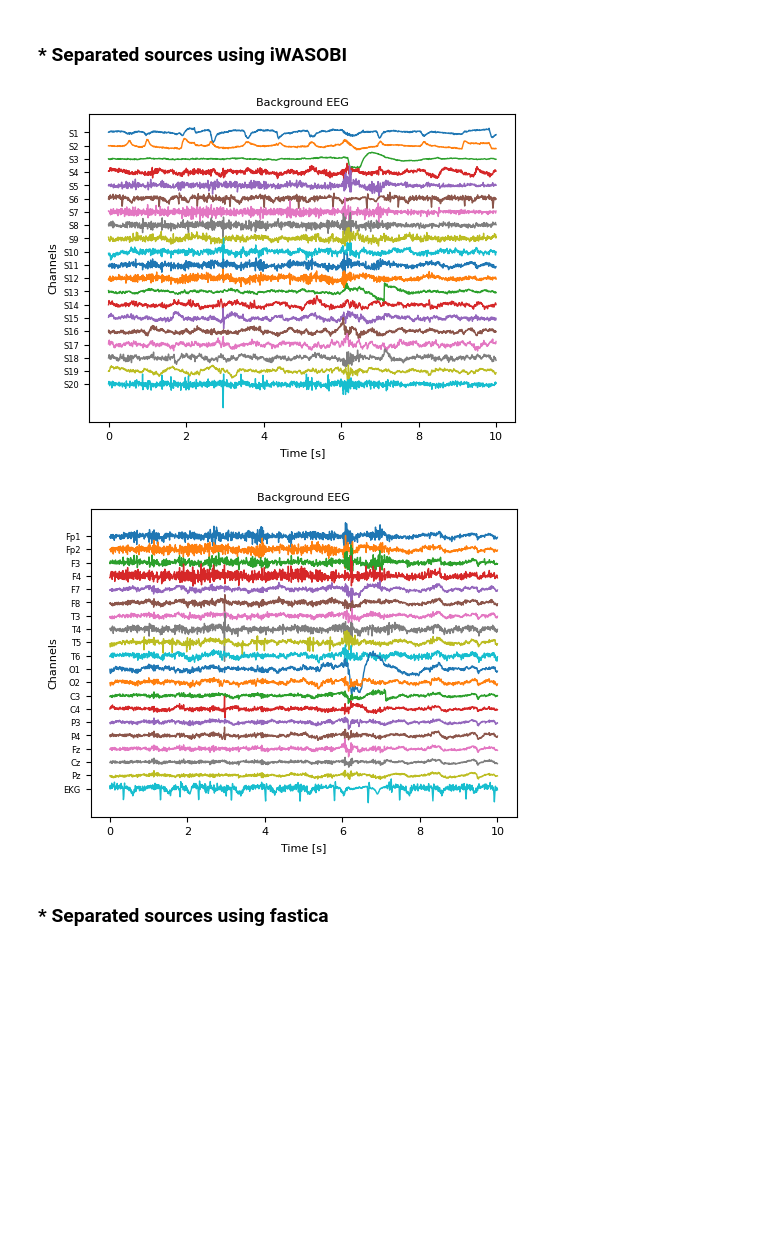
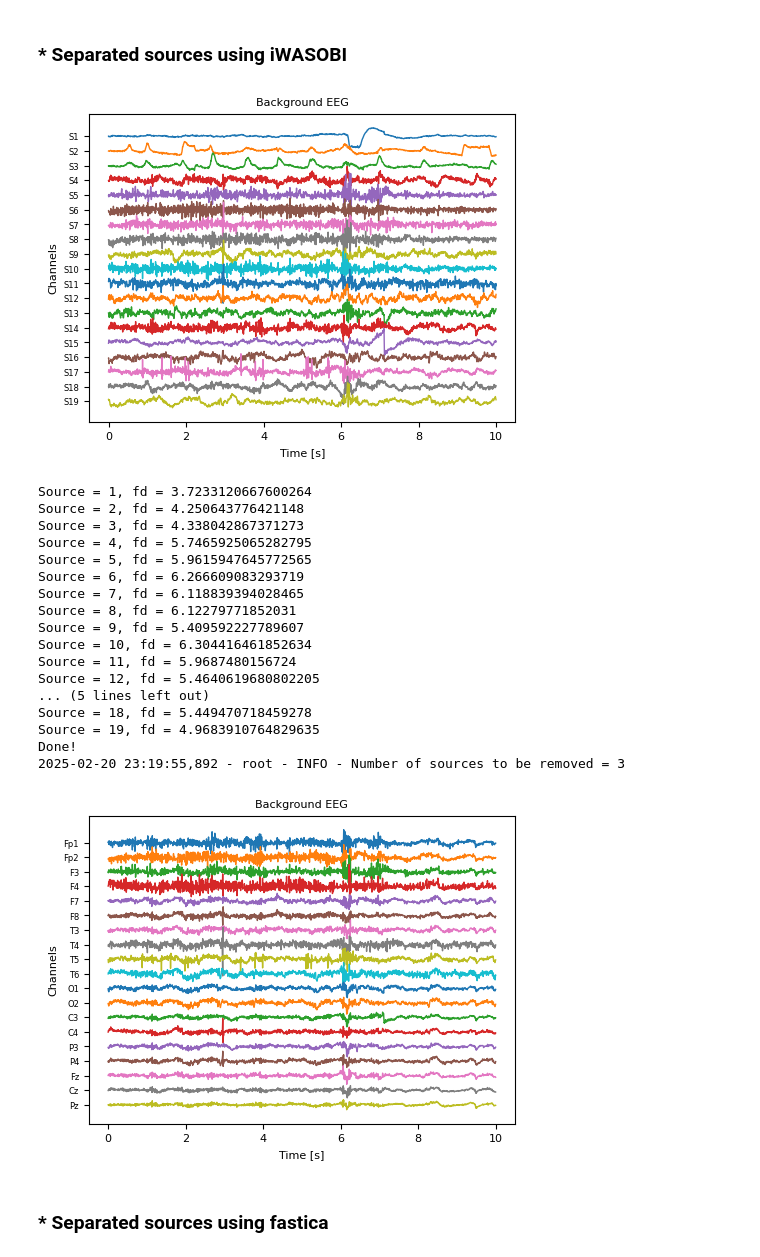
Before and after one commit to lasaid-udg/DCEC_SESH_seizure_biomarkers, a Jupyter notebook: notebooks/EEG_analysis_Siena.ipynb, the cells around one changed output. Cells and saved outputs as stored; diff of their text form; code cells hidden in the pictures; blank space fills up the shorter version.

Commit message:
Update jupyter notebooks for raw data

```diff
--- a/notebooks/EEG_analysis_Siena.ipynb
+++ b/notebooks/EEG_analysis_Siena.ipynb
@@ -20,7 +18,7 @@ This warnings indicates broken support for the dtype!
 # %%
 PATIENT = "PN00"
 FILENAME = "PN00-1.edf"
-PERIOD = [11, 21]
+PERIOD = [0, 10]
 
 ###########################################################
 metadata = MetadataListSiena()
@@ -42,6 +40,8 @@ plot_eeg_windows(processor._data, current_metadata, processor.selected_channels,
 plot_eeg_spectrum(frequency_range, spectral_components, processor.selected_channels, "Fp1")
 
 ###### DROP EKG CHANNELS FOR THE REST OF THE PROCESS ######
+processor._data = processor._data[:-1]
+processor.selected_channels = processor.selected_channels[:-1]
 # %% [output]
 Extracting EDF parameters from /mnt/c/Users/tobit/Downloads/eeg_datasets/siena/PN00/PN00-1.edf...
 EDF file detected
@@ -94,22 +101,45 @@ plot_eeg_spectrum(frequency_range, spectral_components, processor.selected_chann
 ### * Separated sources using iWASOBI
 # %%
 iwasobi = IWasobi()
-eeg_sources = iwasobi.fit_transform(processor._data[:, :2560])
+eeg_sources = iwasobi.fit_transform(processor._data[:, PERIOD[0]*processor.sampling_frequency:
+                                                       PERIOD[1]*processor.sampling_frequency])
 
 ###########################################################
 plot_eeg_windows(eeg_sources, current_metadata, [f"S{idx}" for idx in range(1, eeg_sources.shape[0] + 1)],
                  processor.sampling_frequency, period=[0, 10])
 
 ###########################################################
-eeg_sources[0, :] = 0
-eeg_sources[1, :] = 0
+eog_denoiser = EogDenoiser()
+eog_denoiser.fit_fractal_dimensions(eeg_sources)
+print(eog_denoiser)
+
+eeg_sources = eog_denoiser.remove_low_dimension_sources([0, 3])
+###########################################################
+
 clean_eeg = iwasobi.inverse_transform(eeg_sources)
 
 plot_eeg_windows(clean_eeg, current_metadata, processor.selected_channels,
                  processor.sampling_frequency, period=[0, 10])
 # %% [output]
-[figure, old version]
+[figure, new version]
+Source = 1, fd = 3.7233120667600264
+Source = 2, fd = 4.250643776421148
+Source = 3, fd = 4.338042867371273
+Source = 4, fd = 5.7465925065282795
+Source = 5, fd = 5.9615947645772565
+Source = 6, fd = 6.266609083293719
+Source = 7, fd = 6.118839394028465
+Source = 8, fd = 6.12279771852031
+Source = 9, fd = 5.409592227789607
+Source = 10, fd = 6.304416461852634
+Source = 11, fd = 5.9687480156724
+Source = 12, fd = 5.4640619680802205
+... (5 lines left out)
+Source = 18, fd = 5.449470718459278
+Source = 19, fd = 4.9683910764829635
+Done!
+2025-02-20 23:19:55,892 - root - INFO - Number of sources to be removed = 3
-[figure, old version]
+[figure, new version]
 # %% [markdown]
 ### * Separated sources using fastica
 # %%
```
Also changed, not shown: parts of 11 cells of this notebook, 2 other files.
